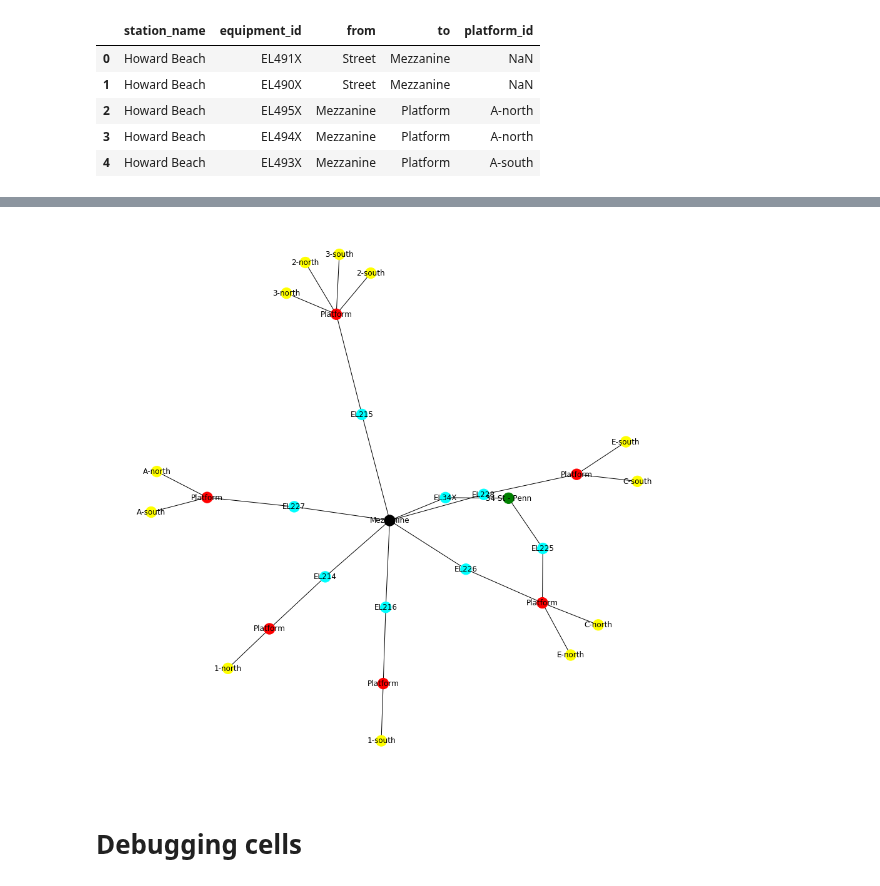
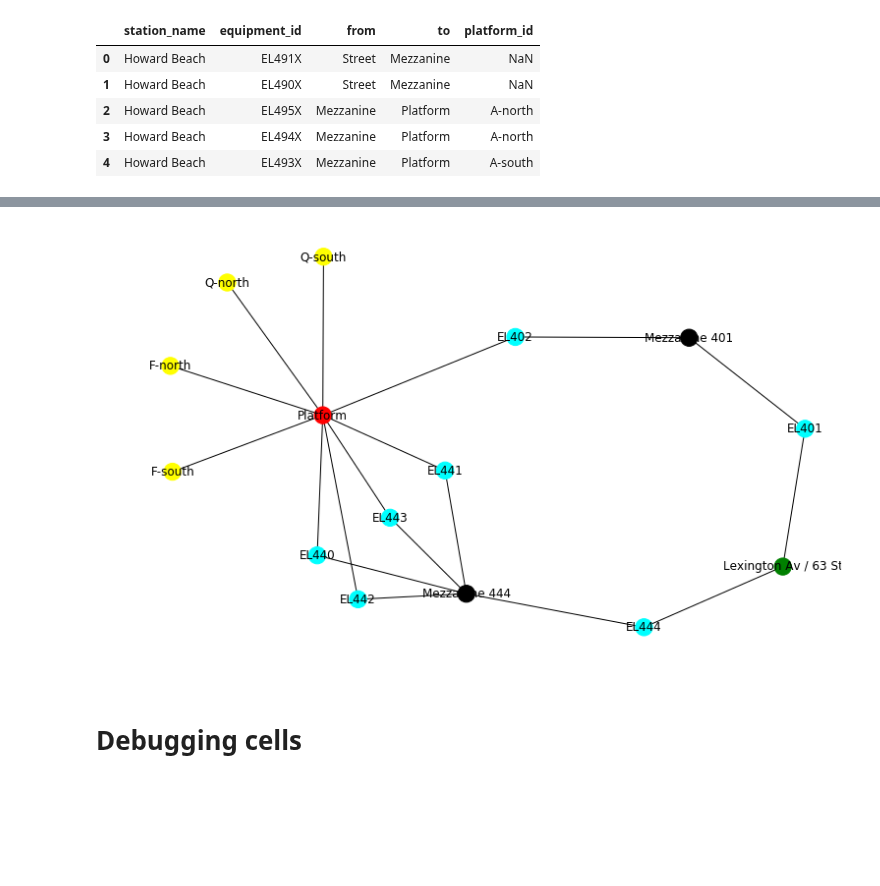
Before and after one commit to tsdataclinic/mta, a Jupyter notebook: notebooks/network/station-graph-maker.ipynb, the cells around one changed output, grey strips where cells are left out. Saved outputs shown, nothing was run; the diff lists cells and outputs as text; code cells hidden in the pictures; blank space fills up the shorter version.

```diff
--- a/notebooks/network/station-graph-maker.ipynb
+++ b/notebooks/network/station-graph-maker.ipynb
@@ -70,6 +70,8 @@ def elevator_route(desc):
             return 'Lower Mezzanine'
         if re.match(r'.*(Mezzanine|[Bb]alcony).*', name):
             return 'Mezzanine'
+        if re.match(r'.*[Bb]alcony.*', name):
+            return 'Balcony'
         if name in ['PA Bus Terminal', 'Oculus Main Level']:
             return 'Street'
         return 'Unknown'
@@ -155,11 +157,14 @@ def add_to_graph(g, stations):
         el_subset = elevators[elevators.station_name.isin(stations)]
 
     for _, row in el_subset.iterrows():
-        g.add_node(row['equipment_id'], node_type='Elevator', label=row['equipment_id'])
         g.add_node(row['fqn_from'], node_type=row['from'], label=row['label_from'])
         g.add_node(row['fqn_to'], node_type=row['to'], label=row['label_to'])
-        g.add_edge(row['fqn_from'], row['equipment_id'])
-        g.add_edge(row['equipment_id'], row['fqn_to'])
+        if isinstance(row['equipment_id'], str):
+            g.add_node(row['equipment_id'], node_type='Elevator', label=row['equipment_id'])
+            g.add_edge(row['fqn_from'], row['equipment_id'])
+            g.add_edge(row['equipment_id'], row['fqn_to'])
+        else:
+            g.add_edge(row['fqn_from'], row['fqn_to'])
         if row['to'] == 'Platform' and isinstance(row['platform_id'], str):
             for train in row['platform_id'].split('/'):
                 train_fqn = row['station_name'] + '-' + train
@@ -170,24 +175,25 @@ def add_to_graph(g, stations):
 # %%
 stations = [
 #    '14 St - Union Sq',
 #    '149 St - 3 Av',
 #    'Simpson St',
 #    '42 St - Port Authority Bus Terminal',
 #      '125 St',
 #    '86 St',
 #    'World Trade Center',
-    '34 St - Penn'
+#    '34 St - Penn',
+    'Lexington Av / 63 St'
 ]
 
 g = add_to_graph(nx.Graph(), stations)
 
 labels={node : attrs.get('label', 'Missing') for node, attrs in g.nodes(True)}
 color_map = {'Street' : 'green', 'Elevator' : 'cyan', 'Platform' : 'red', 'Train' : 'yellow'}
 colors=[color_map.get(attrs.get('node_type', 'Missing'), 'black') for _, attrs in g.nodes(True)]
-plt.figure(figsize=(12,12))
+plt.figure(figsize=(10,6))
 nx.draw(g, with_labels=True, labels=labels, node_color=colors)
 # %% [output]
-[figure, old version]
+[figure, new version]
 # %%
 g = add_to_graph(nx.Graph(), None)
 nx.write_graphml(g, DATA_DIR+'data/processed/mta-elevators.graphml')
```
Also changed, not shown: parts of 5 cells of this notebook.
